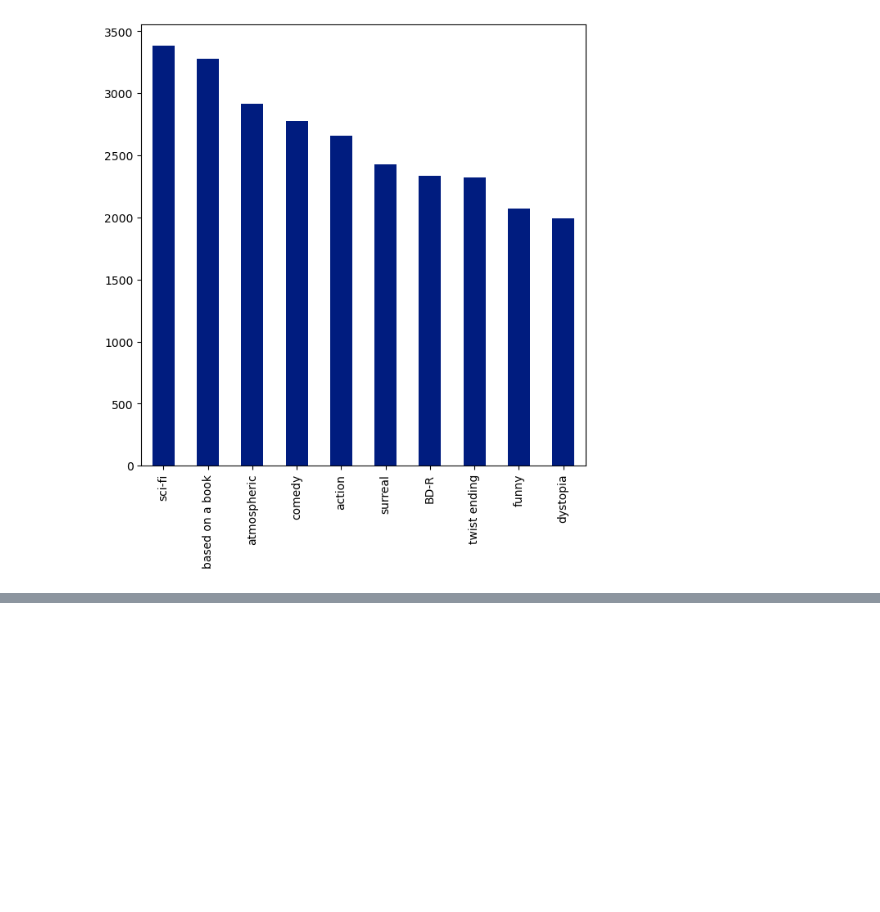
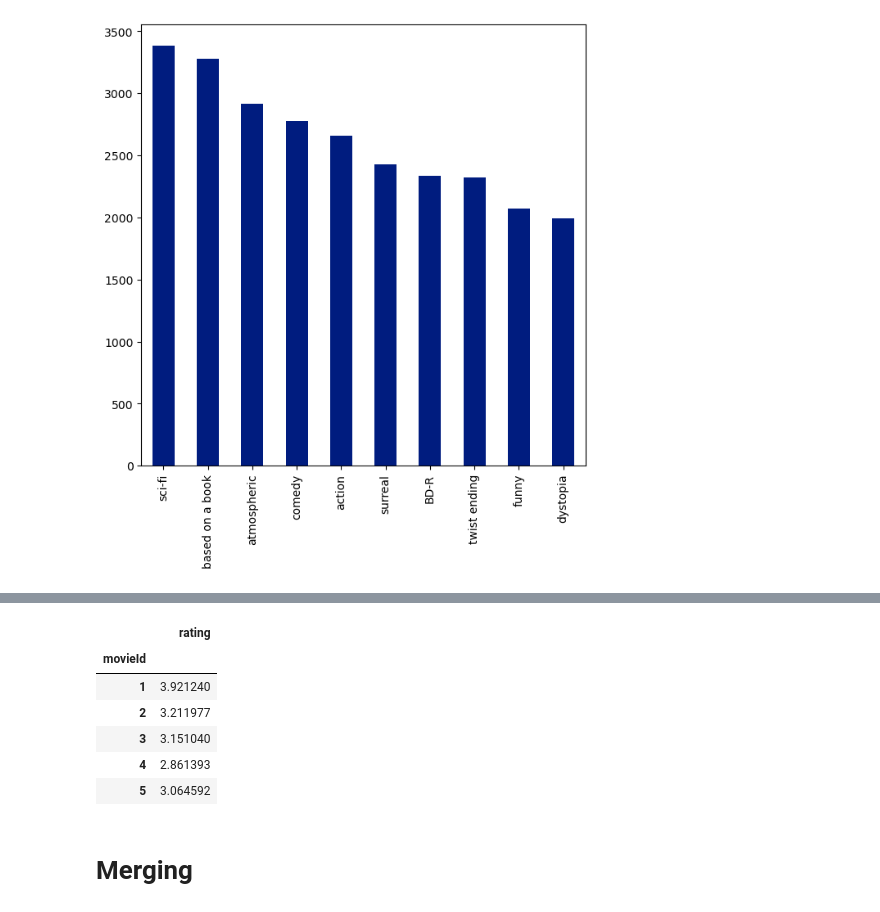
Before and after one commit to AnSardG/Machine_Learning_2022, a Jupyter notebook: Jupyter Exercises/Pandas/movielens.ipynb, the cells around one changed output, grey strips where cells are left out. Cells and saved outputs as stored; diff of their text form; code cells hidden in the pictures; blank space fills up the shorter version.

```diff
--- a/Jupyter Exercises/Pandas/movielens.ipynb
+++ b/Jupyter Exercises/Pandas/movielens.ipynb
@@ -474,0 +529,13 @@ tag_counts[:10].plot(kind="bar", figsize=(7,7))
+# %%
+average_rating = ratings[['movieId', 'rating']].groupby('movieId').mean()
+average_rating.head()
+# %% [output]
+|  | rating |
+| movieId |  |
+| 1 | 3.921240 |
+| 2 | 3.211977 |
+| 3 | 3.151040 |
+| 4 | 2.861393 |
+| 5 | 3.064592 |
+# %% [markdown]
+# Merging
```
Also changed, not shown: parts of 10 cells of this notebook.
